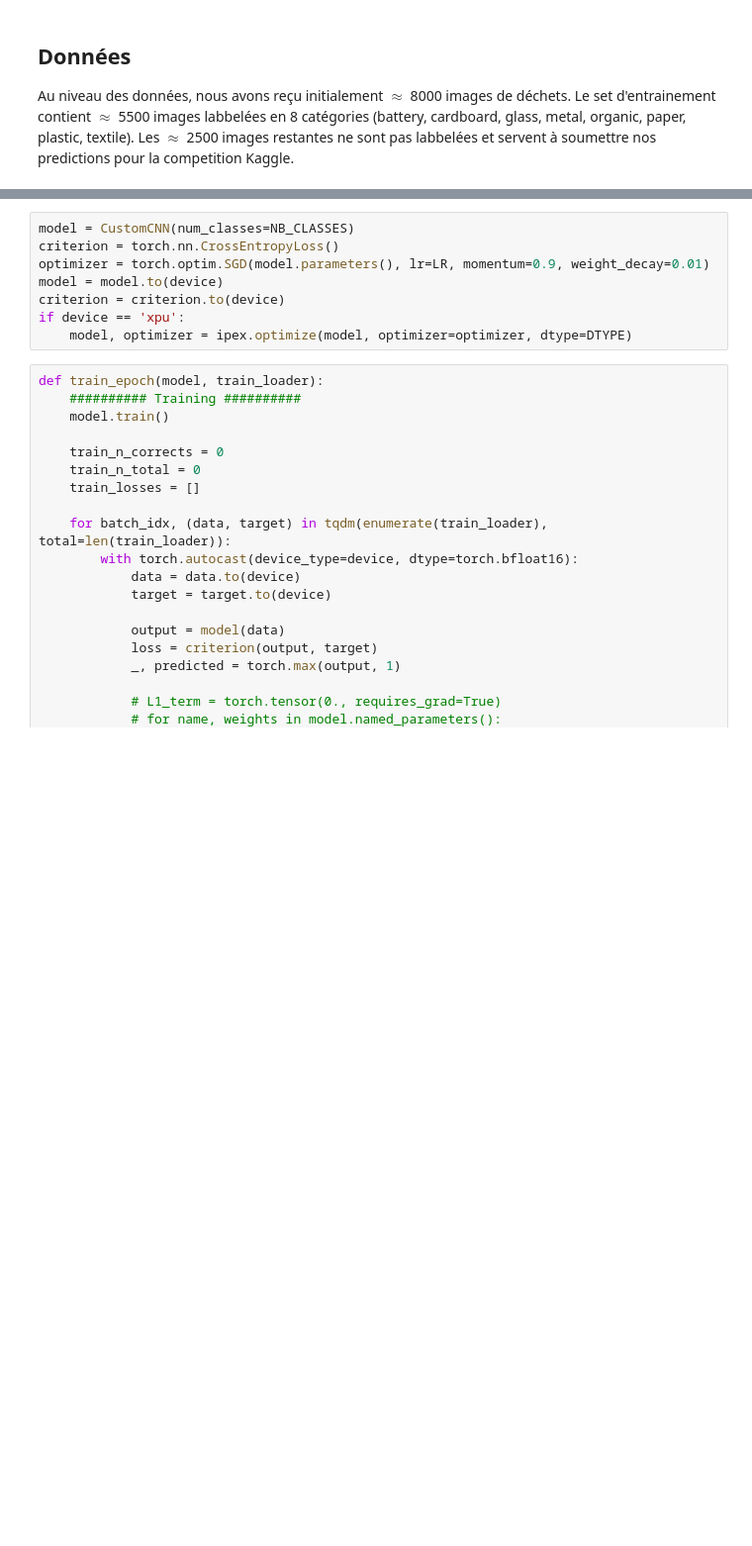
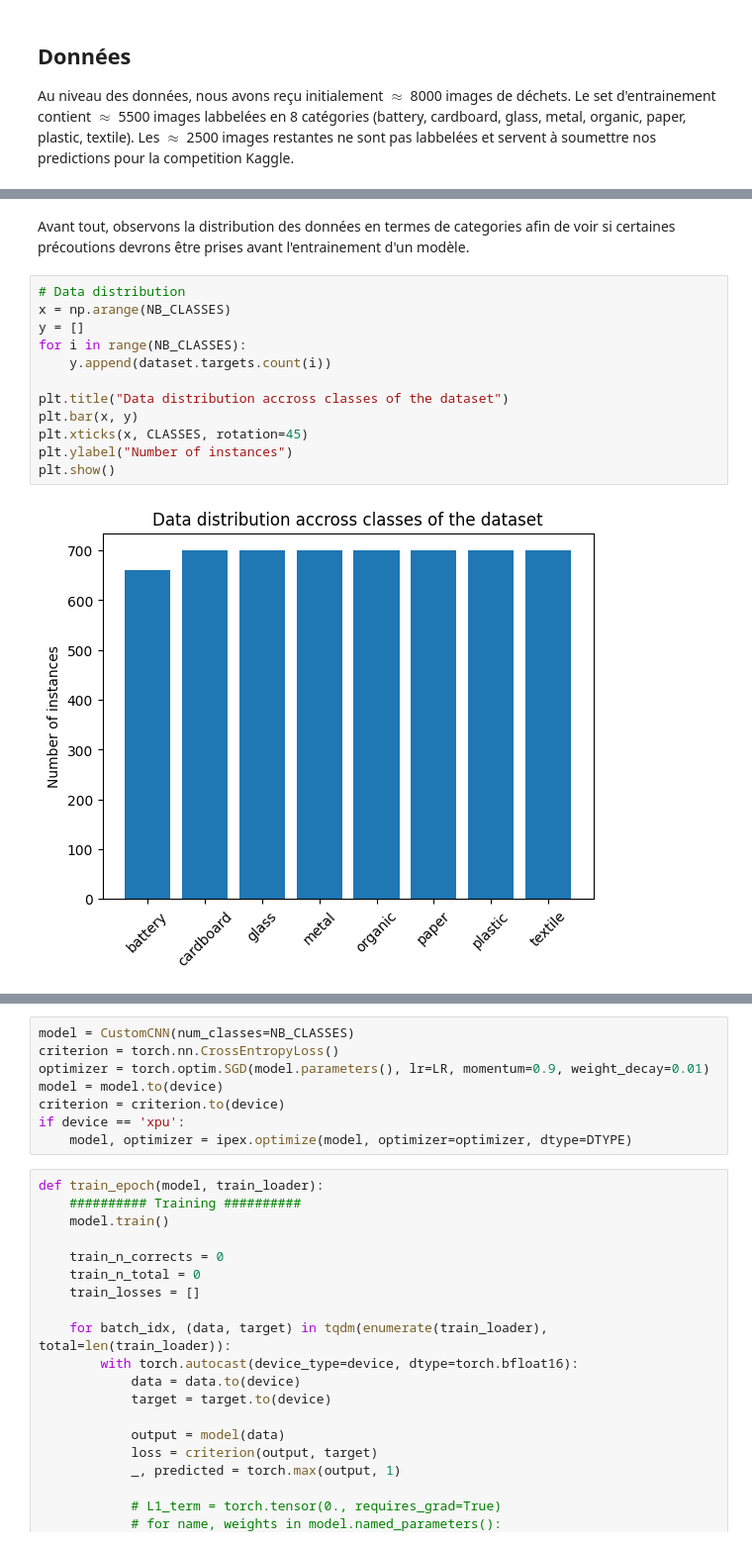
Before and after one commit to Dierickl/WasteClassifierCNN, a Jupyter notebook: DL_Groupe_E.ipynb, the cells around one changed output, grey strips where cells are left out. Shown: that part at 99% size. Cells and saved outputs as stored; diff of their text form; blank space fills up the shorter version.

```diff
--- a/DL_Groupe_E.ipynb
+++ b/DL_Groupe_E.ipynb
@@ -97,3 +76,19 @@ plt.show()
+# %% [markdown]
+Avant tout, observons la distribution des données en termes de categories afin de voir si certaines précoutions devrons être prises avant l'entrainement d'un modèle.
+# %%
+# Data distribution
+x = np.arange(NB_CLASSES)
+y = []
+for i in range(NB_CLASSES):
+    y.append(dataset.targets.count(i))
+
+plt.title("Data distribution accross classes of the dataset")
+plt.bar(x, y)
+plt.xticks(x, CLASSES, rotation=45)
+plt.ylabel("Number of instances")
+plt.show()
+# %% [output]
+[figure, added]
 # %% [markdown]
 
 ### Préprocessing
```
Also changed, not shown: parts of 12 cells of this notebook, 5 other files.
